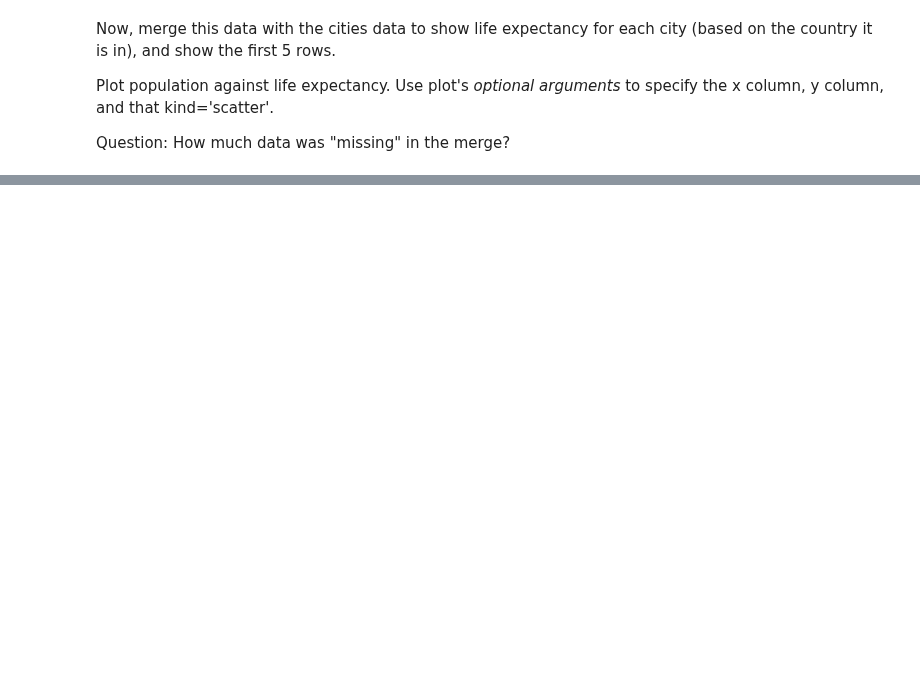
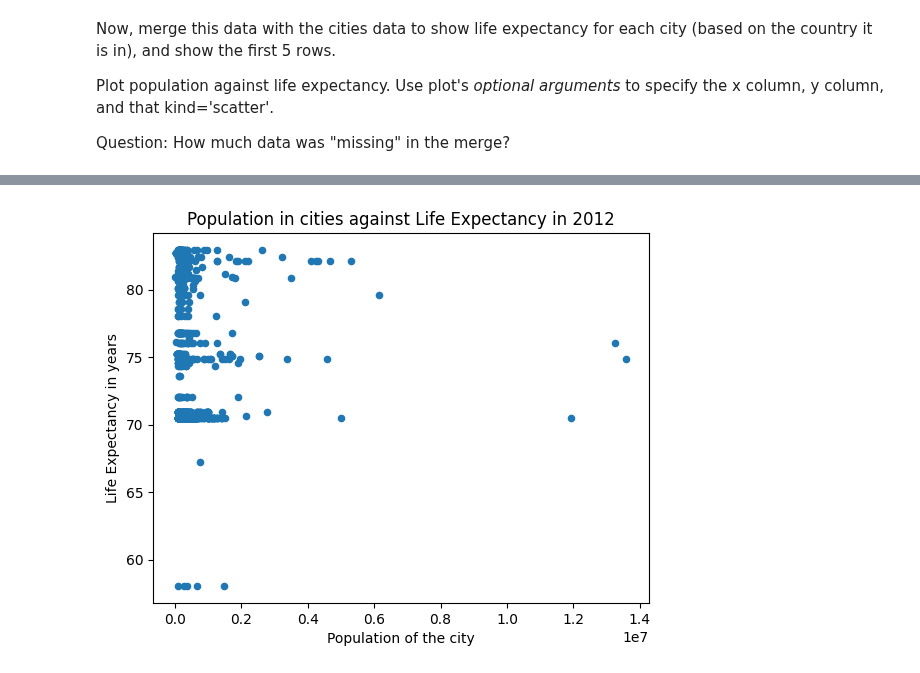
Before and after one commit to camilletulipe06-wq/QM-2, a Jupyter notebook: notebooks/RW. Merging and Joining.ipynb, the cells around one changed output, grey strips where cells are left out. Cells and saved outputs as stored; diff of their text form; code cells hidden in the pictures; blank space fills up the shorter version.

```diff
--- a/notebooks/RW. Merging and Joining.ipynb
+++ b/notebooks/RW. Merging and Joining.ipynb
@@ -399,3 +416,8 @@ You'll notice that the index **won't** be the column you want to merge on in the
 The syntax for merging on a **column** (which is not the index) is to pass the column name to the optional 'left_on=' or 'right_on=' arguments. And we don't use right_index=True (or left_index=True), depending on which we're using.
 
 So for example: **df1.merge(df2, left_on='Name', right_index=True)** would join df1 (on the left) to df2 (on the right), using the column 'Name' on the left (df1) and the index column (whatever that is) on the right (df2).
+# %%
+data_path2 = "data/wk5/UN_Cities_1214_country.csv"
+city_c = pd.read_csv(data_path2, encoding='latin1', index_col='City')
+
+city_c.head()
@@ -401,0 +432,3 @@ So for example: **df1.merge(df2, left_on='Name', right_index=True)** would join
+# %%
+cities=city_pop.merge(city_c, left_on='City', right_index=True)
+cities.head()
@@ -443,3 +496,7 @@ In a new cell, clean up the above dataframe by
 
 - removing the "Value Footnotes" Column
 - use only the most recent data (2012)
+# %%
+life.drop('Value Footnotes', axis=1, inplace=True)
+life = life[life['Year']==2012]
+life.head()
@@ -455,3 +528,6 @@ Now, merge this data with the cities data to show life expectancy for each city
 Plot population against life expectancy. Use plot's *optional arguments* to specify the x column, y column, and that kind='scatter'.
 
 Question: How much data was "missing" in the merge?
+# %%
+cities_life_expectancy=cities.merge(life, left_on='Country or Area', right_index=True)
+cities_life_expectancy.head()
@@ -457,0 +541,13 @@ Question: How much data was "missing" in the merge?
+# %%
+cities_life_expectancy.plot(
+    x='Value',
+    y='Life Expectancy',
+    kind='scatter',
+    title='Population in cities against Life Expectancy in 2012'
+
+)
+plt.xlabel('Population of the city')
+plt.ylabel('Life Expectancy in years')
+plt.show()
+# %% [output]
+[figure, added]
```
Also changed, not shown: parts of 30 cells of this notebook.
